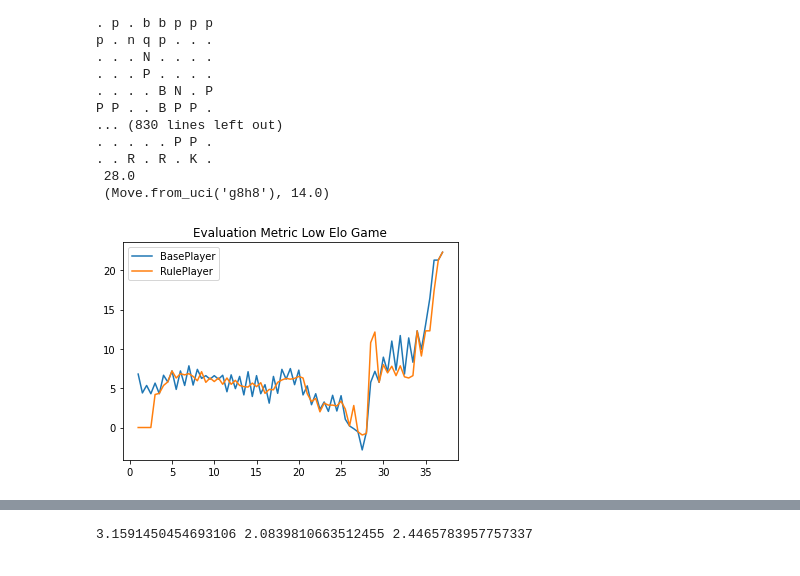
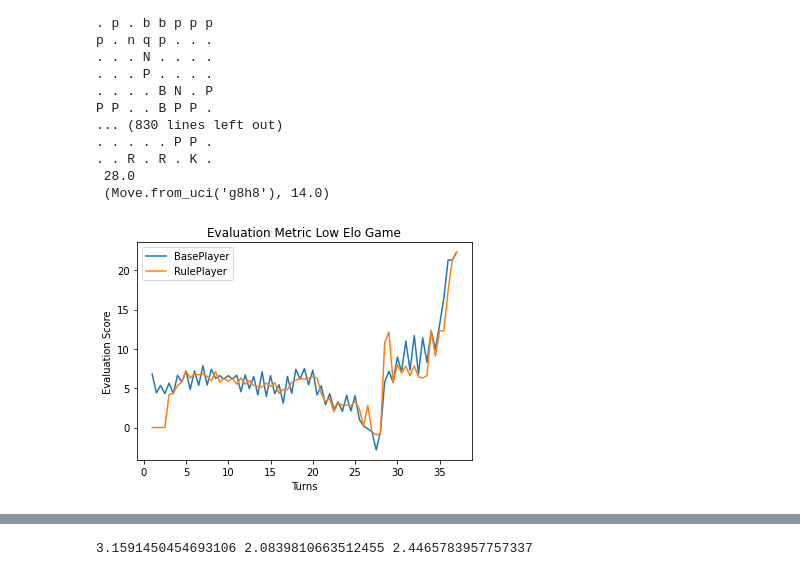
Before and after one commit to rlavelle/ChessAI, a Jupyter notebook: eval.ipynb, the cells around one changed output, grey strips where cells are left out. Cells and saved outputs as stored; diff of their text form; code cells hidden in the pictures.

```diff
--- a/eval.ipynb
+++ b/eval.ipynb
@@ -362,14 +362,16 @@ P P . . B P P .
 # %%
 import numpy as np
 from matplotlib import pyplot as plt
 low_gameorder = np.arange(1,  1+ len(low_game_base[1])/2 , 0.5)
 plt.title('Evaluation Metric Low Elo Game')
 plt.plot(low_gameorder, low_game_base[1], label = 'BasePlayer')
 plt.plot(low_gameorder,  low_game_cbr[1], label = 'RulePlayer')
 plt.legend()
+plt.ylabel('Evaluation Score')
+plt.xlabel('Turns')
 plt.savefig('low_game_eval.jpg')
 # %% [output]
-[figure, old version]
+[figure, new version]
 # %%
 low_gameorder = np.arange(1,  1+ len(low_game_base[1])/2 , 0.5)
 plt.title('Evaluation Time Low Elo Game')
```
Also changed, not shown: parts of 7 cells of this notebook, 8 other files.
